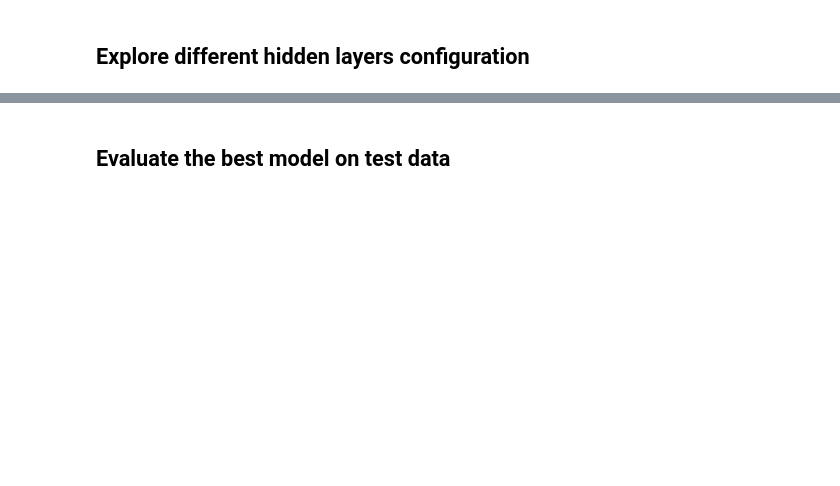
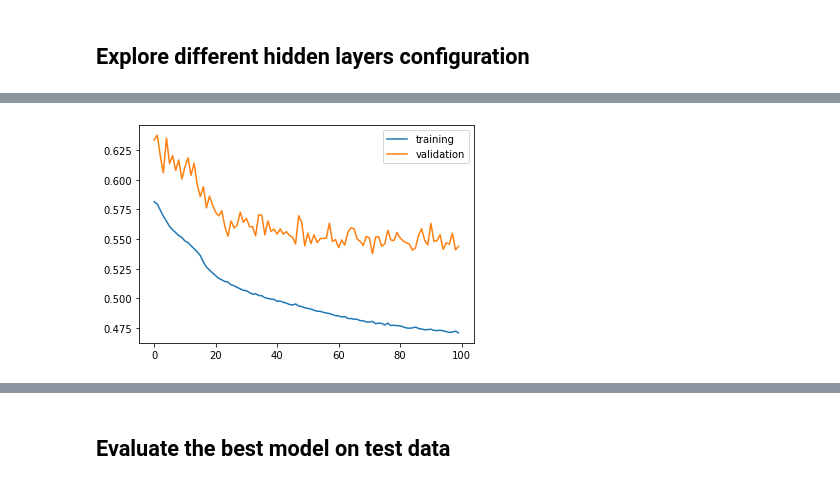
Before and after one commit to GuangyanCai/CS273A-Project, a Jupyter notebook: neural_network.ipynb, the cells around one changed output, grey strips where cells are left out. Cells and saved outputs as stored; diff of their text form; code cells hidden in the pictures; blank space fills up the shorter version.

```diff
--- a/neural_network.ipynb
+++ b/neural_network.ipynb
@@ -117,0 +110,4 @@ print(f'[Info] average validation loss: {mean_loss_valid}')
+# %%
+config['hidden_layers'] = [128]
+loss_valid = cross_validation(x_train_resampled, y_train_resampled, x_valid, y_valid, config)
+# %% [output]
@@ -117,0 +116 @@ print(f'[Info] average validation loss: {mean_loss_valid}')
+[figure, added]
```
Also changed, not shown: parts of 29 cells of this notebook, 1 other file.
